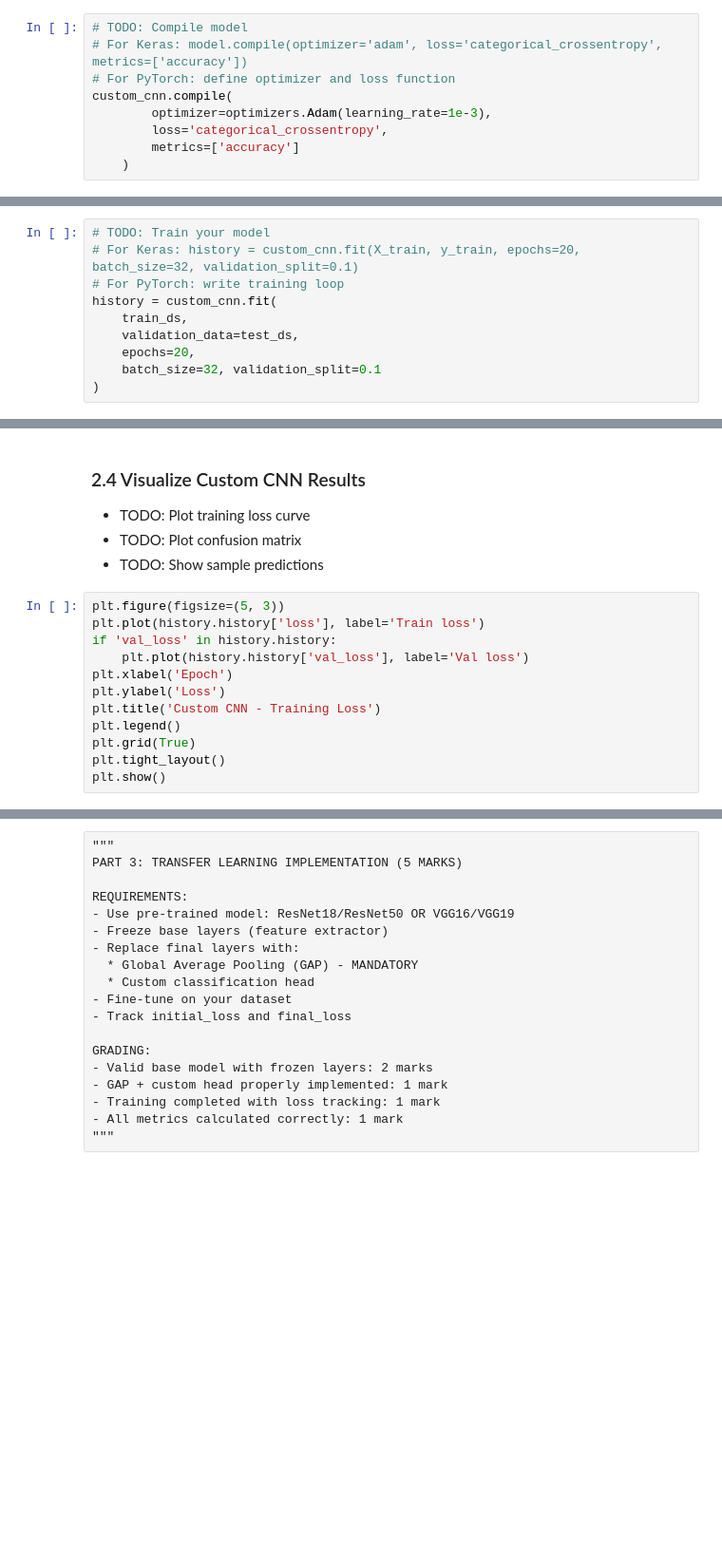
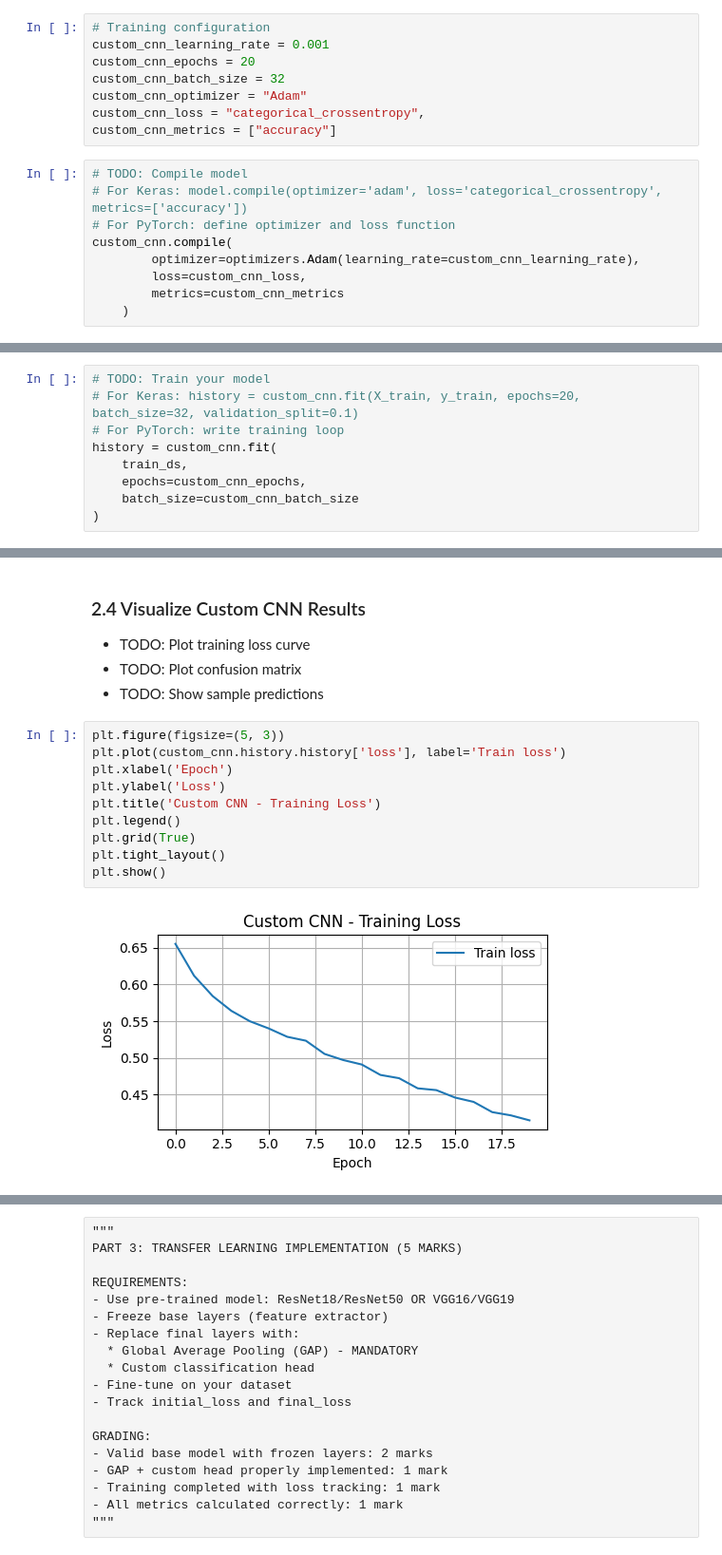
Before and after one commit to shreya1110-dev/MTechCodeFiles, a Jupyter notebook: Assignments/Sem1/DeepNeuralNetworks/Assignment2/2025AA05656_cnn_assignment.ipynb, the cells around one changed output, grey strips where cells are left out. Shown at 95% size. Saved outputs shown, nothing was run; the diff lists cells and outputs as text; blank space fills up the shorter version.

```diff
--- a/Assignments/Sem1/DeepNeuralNetworks/Assignment2/2025AA05656_cnn_assignment.ipynb
+++ b/Assignments/Sem1/DeepNeuralNetworks/Assignment2/2025AA05656_cnn_assignment.ipynb
@@ -385,14 +420,22 @@ Model: "sequential"
  Total params: 93,506 (365.26 KB)
  Trainable params: 93,506 (365.26 KB)
  Non-trainable params: 0 (0.00 B)
+# %%
+# Training configuration
+custom_cnn_learning_rate = 0.001
+custom_cnn_epochs = 20
+custom_cnn_batch_size = 32
+custom_cnn_optimizer = "Adam"
+custom_cnn_loss = "categorical_crossentropy",
+custom_cnn_metrics = ["accuracy"]
 # %%
 # TODO: Compile model
 # For Keras: model.compile(optimizer='adam', loss='categorical_crossentropy', metrics=['accuracy'])
 # For PyTorch: define optimizer and loss function
 custom_cnn.compile(
-        optimizer=optimizers.Adam(learning_rate=1e-3),
-        loss='categorical_crossentropy',
-        metrics=['accuracy']
+        optimizer=optimizers.Adam(learning_rate=custom_cnn_learning_rate),
+        loss=custom_cnn_loss,
+        metrics=custom_cnn_metrics
     )
 # %% [markdown]
 ### 2.2 Train Custom CNN
@@ -408,9 +451,8 @@ CUSTOM CNN TRAINING
 # For PyTorch: write training loop
 history = custom_cnn.fit(
     train_ds,
-    validation_data=test_ds,
-    epochs=20,
-    batch_size=32, validation_split=0.1
+    epochs=custom_cnn_epochs,
+    batch_size=custom_cnn_batch_size
 )
 # %% [output]
 Epoch 1/20
@@ -482,14 +549,14 @@ print(f"F1-Score:  {custom_cnn_f1:.4f}")
 - TODO: Show sample predictions
 # %%
 plt.figure(figsize=(5, 3))
-plt.plot(history.history['loss'], label='Train loss')
-if 'val_loss' in history.history:
-    plt.plot(history.history['val_loss'], label='Val loss')
+plt.plot(custom_cnn.history.history['loss'], label='Train loss')
 plt.xlabel('Epoch')
 plt.ylabel('Loss')
 plt.title('Custom CNN - Training Loss')
 plt.legend()
 plt.grid(True)
 plt.tight_layout()
 plt.show()
+# %% [output]
+[figure, added]
 # %%
```
Also changed, not shown: parts of 48 cells of this notebook, 1 other file.
